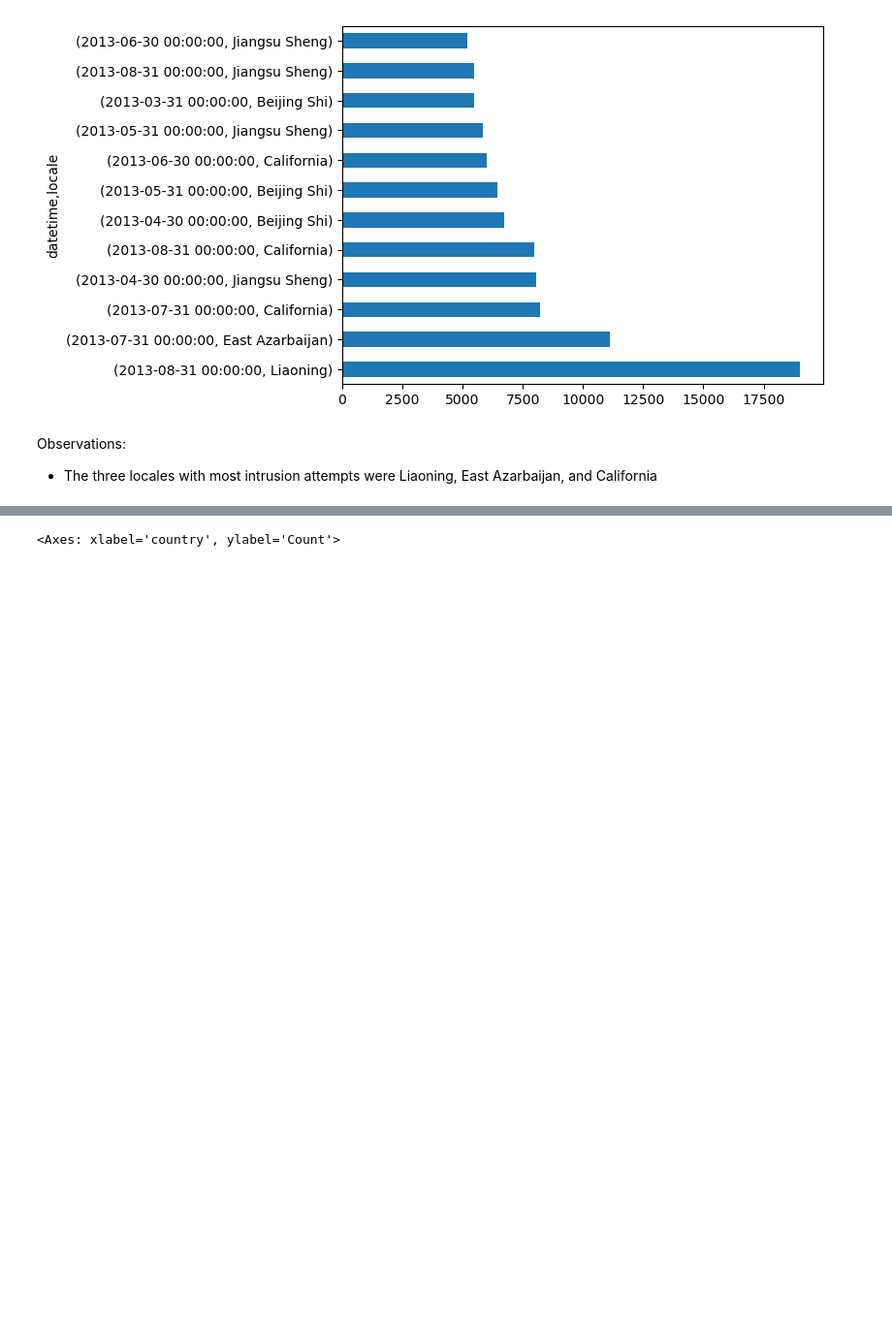
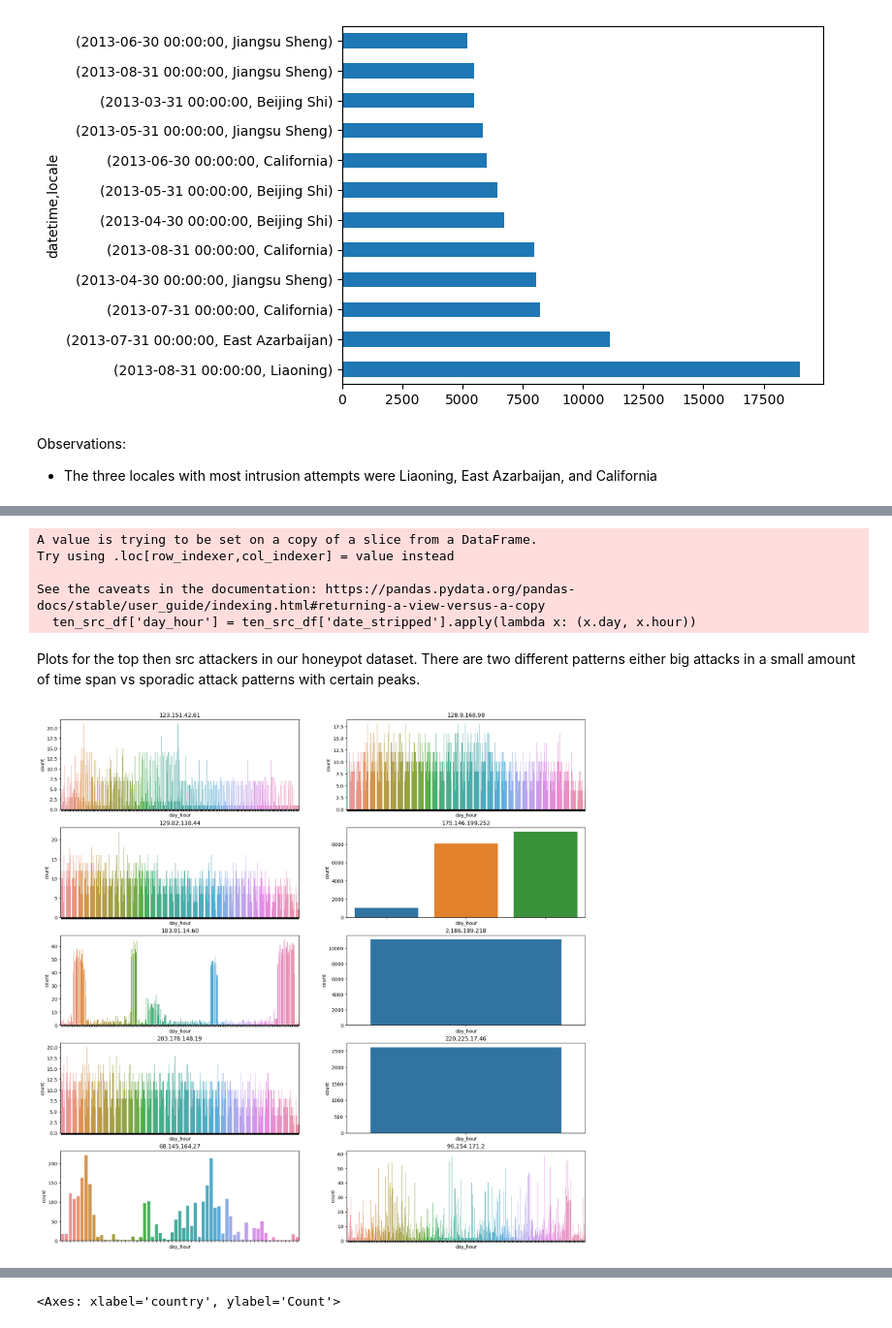
Before and after one commit to CarlosEM3/data-intrusion, a Jupyter notebook: code/Intrusion EDA.ipynb, the cells around one changed output, grey strips where cells are left out. Shown at 97% size. Cells and saved outputs as stored; diff of their text form; code cells hidden in the pictures; blank space fills up the shorter version.

```diff
--- a/code/Intrusion EDA.ipynb
+++ b/code/Intrusion EDA.ipynb
@@ -204,0 +274,26 @@ Observations:
+# %%
+ten_src_df['day_hour'] = ten_src_df['date_stripped'].apply(lambda x: (x.day, x.hour))
+# %% [output]
+A value is trying to be set on a copy of a slice from a DataFrame.
+Try using .loc[row_indexer,col_indexer] = value instead
+
+See the caveats in the documentation: https://pandas.pydata.org/pandas-docs/stable/user_guide/indexing.html#returning-a-view-versus-a-copy
+  ten_src_df['day_hour'] = ten_src_df['date_stripped'].apply(lambda x: (x.day, x.hour))
+# %% [markdown]
+Plots for the top then src attackers in our honeypot dataset. There are two different patterns either big attacks in a small amount of time span vs sporadic attack patterns with certain peaks.
+# %%
+fig, axs = plt.subplots(5, 2)
+fig.set_size_inches(20, 20)
+
+count = 0
+for srcstr, group in ten_src_df.groupby('srcstr'):
+    if count == 0:
+        x, y = 0, 0
+    else:
+        x, y = math.floor(count / 2), count % 2
+    plt.setp(axs[x, y].get_xticklabels(), visible=False)
+    axs[x, y].title.set_text(srcstr)
+    sns.countplot(x='day_hour', data=group, ax=axs[x, y])
+    count += 1
+# %% [output]
+[figure, added]
```
Also changed, not shown: parts of 26 cells of this notebook.
